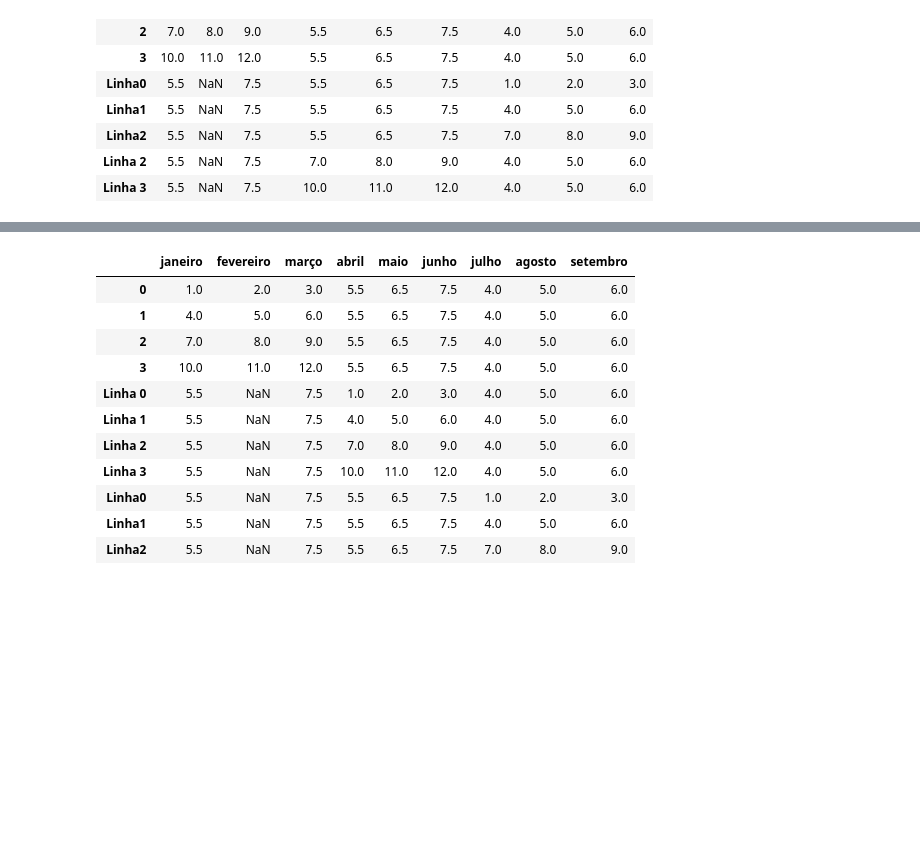
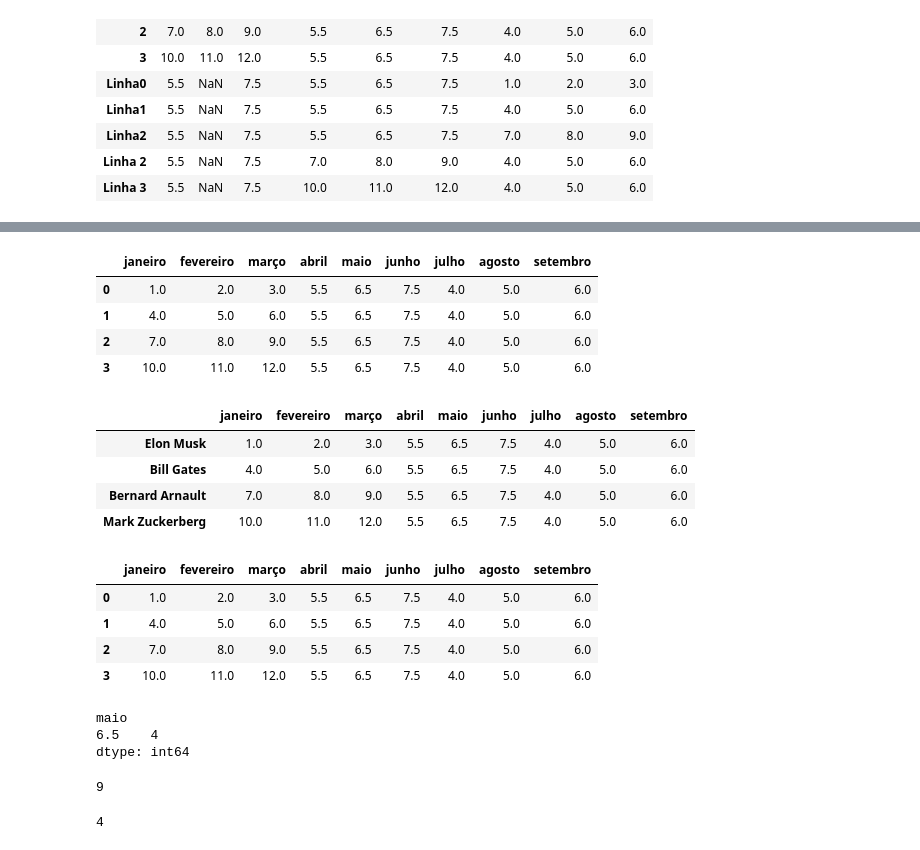
Before and after one commit to vicksCoghi/data_Manual, a Jupyter notebook: aula1_pandas.ipynb, the cells around one changed output, grey strips where cells are left out. Cells and saved outputs as stored; diff of their text form; code cells hidden in the pictures; blank space fills up the shorter version.

```diff
--- a/aula1_pandas.ipynb
+++ b/aula1_pandas.ipynb
@@ -399,17 +448,43 @@ df8
 # %%
 df8.rename(columns = {0: 'janeiro', 1: 'fevereiro',2:' março','Coluna 0' : 'abril','Coluna 1':'maio','Coluna 2':'junho','Coluna0':'julho','COLUNA 1':'agosto','Coluna2':'setembro' }, inplace = True)
+# %%
+df8.dropna(subset = ['fevereiro'], inplace = True)
+df8
+# %% [output]
+|  | janeiro | fevereiro | março | abril | maio | junho | julho | agosto | setembro |
+| 0 | 1.0 | 2.0 | 3.0 | 5.5 | 6.5 | 7.5 | 4.0 | 5.0 | 6.0 |
+| 1 | 4.0 | 5.0 | 6.0 | 5.5 | 6.5 | 7.5 | 4.0 | 5.0 | 6.0 |
+| 2 | 7.0 | 8.0 | 9.0 | 5.5 | 6.5 | 7.5 | 4.0 | 5.0 | 6.0 |
+| 3 | 10.0 | 11.0 | 12.0 | 5.5 | 6.5 | 7.5 | 4.0 | 5.0 | 6.0 |
+# %%
+df9 = df8.rename(index = {0: 'Elon Musk',1 : 'Bill Gates',2:'Bernard Arnault',3 : 'Mark Zuckerberg'})
+df9
+# %% [output]
+|  | janeiro | fevereiro | março | abril | maio | junho | julho | agosto | setembro |
+| Elon Musk | 1.0 | 2.0 | 3.0 | 5.5 | 6.5 | 7.5 | 4.0 | 5.0 | 6.0 |
+| Bill Gates | 4.0 | 5.0 | 6.0 | 5.5 | 6.5 | 7.5 | 4.0 | 5.0 | 6.0 |
+| Bernard Arnault | 7.0 | 8.0 | 9.0 | 5.5 | 6.5 | 7.5 | 4.0 | 5.0 | 6.0 |
+| Mark Zuckerberg | 10.0 | 11.0 | 12.0 | 5.5 | 6.5 | 7.5 | 4.0 | 5.0 | 6.0 |
 # %%
+df8.reset_index()
 df8
 # %% [output]
 |  | janeiro | fevereiro | março | abril | maio | junho | julho | agosto | setembro |
 | 0 | 1.0 | 2.0 | 3.0 | 5.5 | 6.5 | 7.5 | 4.0 | 5.0 | 6.0 |
 | 1 | 4.0 | 5.0 | 6.0 | 5.5 | 6.5 | 7.5 | 4.0 | 5.0 | 6.0 |
 | 2 | 7.0 | 8.0 | 9.0 | 5.5 | 6.5 | 7.5 | 4.0 | 5.0 | 6.0 |
 | 3 | 10.0 | 11.0 | 12.0 | 5.5 | 6.5 | 7.5 | 4.0 | 5.0 | 6.0 |
-| Linha 0 | 5.5 | NaN | 7.5 | 1.0 | 2.0 | 3.0 | 4.0 | 5.0 | 6.0 |
-| Linha 1 | 5.5 | NaN | 7.5 | 4.0 | 5.0 | 6.0 | 4.0 | 5.0 | 6.0 |
-| Linha 2 | 5.5 | NaN | 7.5 | 7.0 | 8.0 | 9.0 | 4.0 | 5.0 | 6.0 |
-| Linha 3 | 5.5 | NaN | 7.5 | 10.0 | 11.0 | 12.0 | 4.0 | 5.0 | 6.0 |
-| Linha0 | 5.5 | NaN | 7.5 | 5.5 | 6.5 | 7.5 | 1.0 | 2.0 | 3.0 |
-| Linha1 | 5.5 | NaN | 7.5 | 5.5 | 6.5 | 7.5 | 4.0 | 5.0 | 6.0 |
-| Linha2 | 5.5 | NaN | 7.5 | 5.5 | 6.5 | 7.5 | 7.0 | 8.0 | 9.0 |
+# %%
+df8.value_counts('maio')
+# %% [output]
+maio
+6.5    4
+dtype: int64
+# %%
+df8.columns.value_counts().sum()
+# %% [output]
+9
+# %%
+df8.index.value_counts().sum()
+# %% [output]
+4
```
Also changed, not shown: parts of 8 cells of this notebook.
